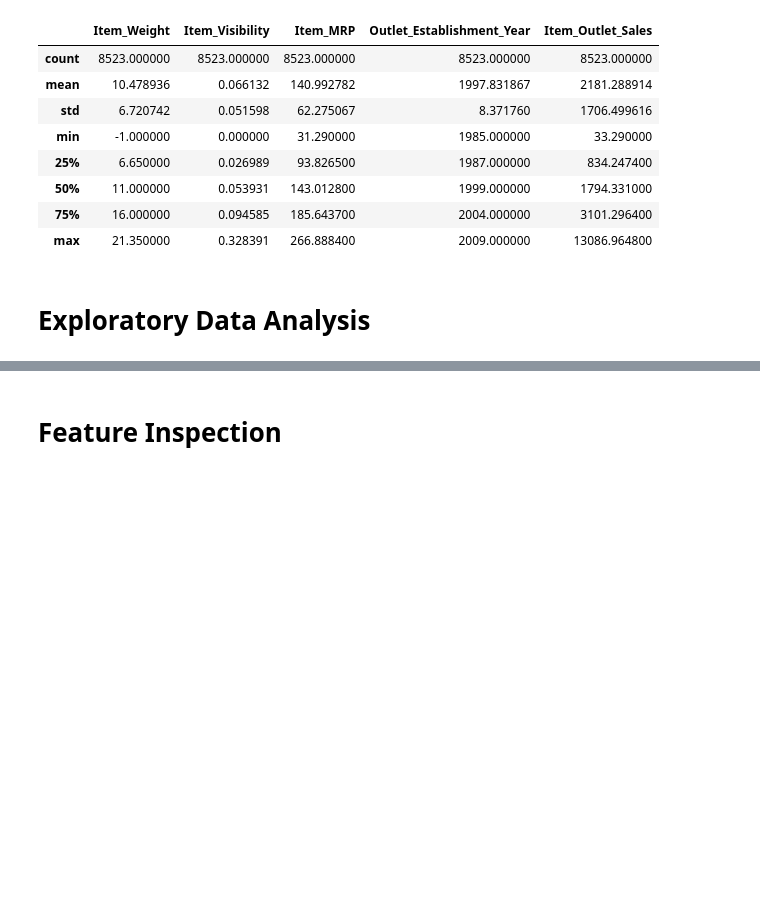
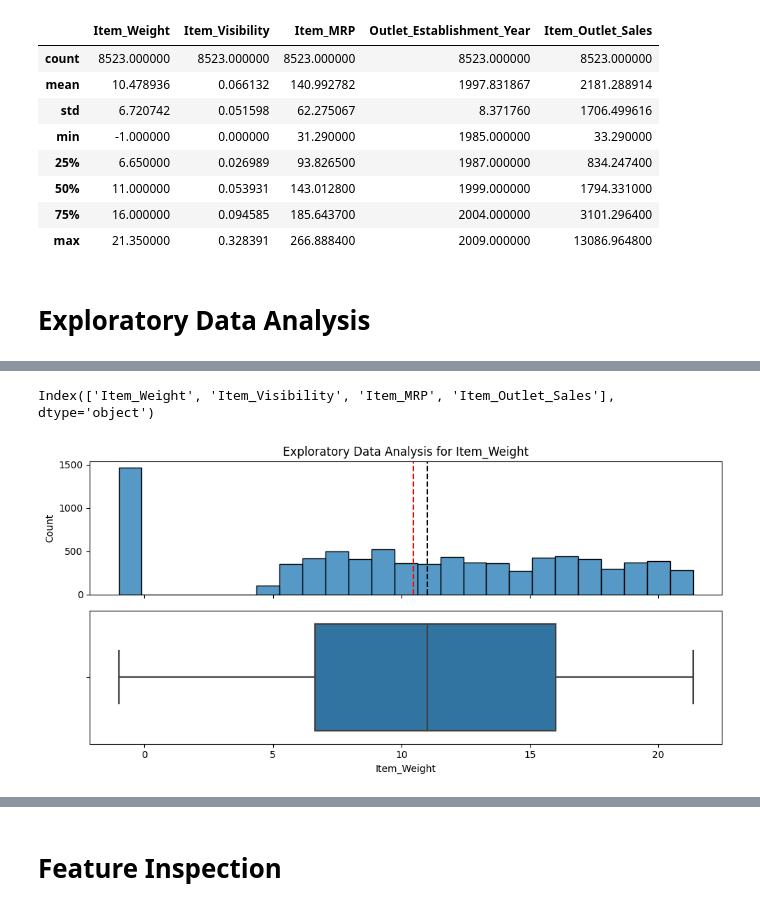
Before and after one commit to GyaviWalls/Prediction-of-Product-Sales, a Jupyter notebook: Prediction_of_Product_Sales.ipynb, the cells around one changed output, grey strips where cells are left out. Drawn from its saved outputs; the diff is of its cells as text; code cells hidden in the pictures; blank space fills up the shorter version.

```diff
--- a/Prediction_of_Product_Sales.ipynb
+++ b/Prediction_of_Product_Sales.ipynb
@@ -324,5 +288,6 @@ numer_cols
 # %%
-  21:
 numer_cols = numer_cols.drop('Outlet_Establishment_Year')
 numer_cols
+# %% [output]
+Index(['Item_Weight', 'Item_Visibility', 'Item_MRP', 'Item_Outlet_Sales'], dtype='object')
 # %%
@@ -363,0 +323,4 @@ def cat_plot(df, col):
+# %%
+plot_hist_and_box(sales_df, numer_cols[0])
+# %% [output]
+[figure, added]
```
Also changed, not shown: parts of 20 cells of this notebook.
